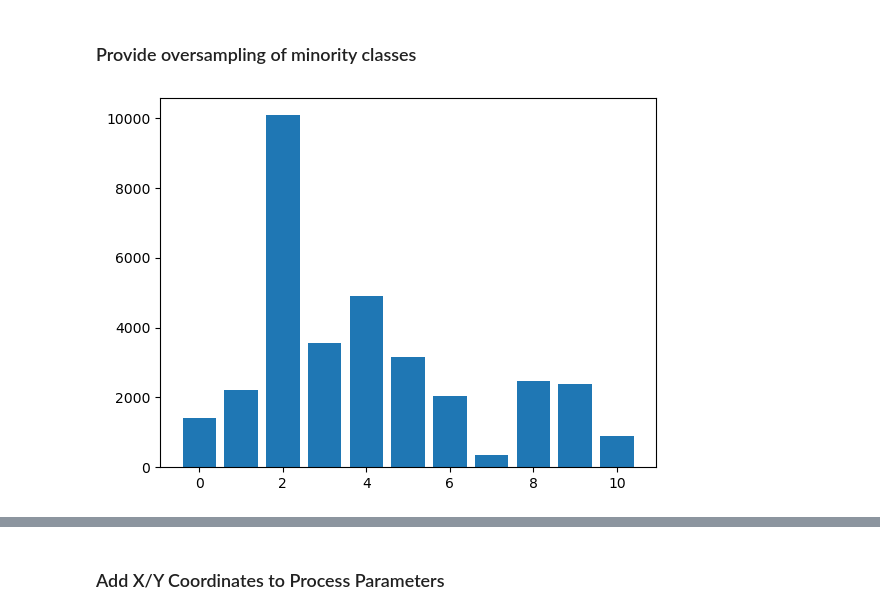
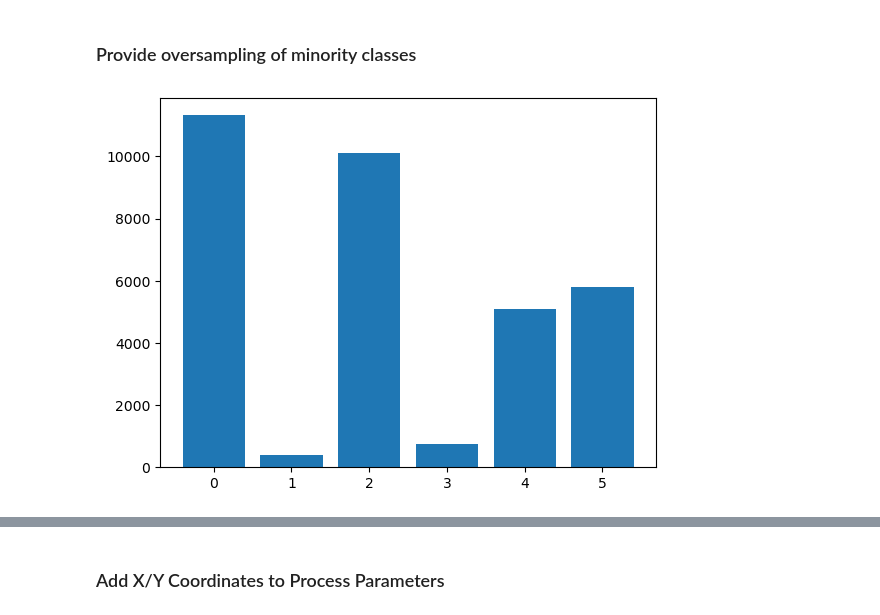
Before and after one commit to satomm1/LPBF_Cluster_And_XAI, a Jupyter notebook: src/Process_Parameter_Analysis.ipynb, the cells around one changed output, grey strips where cells are left out. Cells and saved outputs as stored; diff of their text form; code cells hidden in the pictures.

Commit message:
New kmeans data for the RTC

```diff
--- a/src/Process_Parameter_Analysis.ipynb
+++ b/src/Process_Parameter_Analysis.ipynb
@@ -738,16 +769,16 @@ test_labels_pp.to_csv('neural_network_data/test_labels_pp_RTC11.csv',header=True
 # %% [markdown]
 ### Provide oversampling of minority classes
 # %%
-train_labels_pp = pd.read_csv('neural_network_data/train_labels_pp_RTC11.csv')
+train_labels_pp = pd.read_csv('neural_network_data/train_labels_pp_limited_RTC6.csv')
 # %%
 # Show current distribution of class data
-distribution = np.zeros((11,1))
-for i in range(11):
+distribution = np.zeros((6,1))
+for i in range(6):
     distribution[i] = np.sum(train_labels_pp['label']==i)
-plt.bar(range(11), distribution[:,0])
+plt.bar(range(6), distribution[:,0])
 plt.show()
 # %% [output]
-[figure, old version]
+[figure, new version]
 # %%
 # Create new balanced train set
 train_labels_pp_balanced = train_labels_pp.copy()
```
Also changed, not shown: parts of 10 cells of this notebook, 18 other files.
